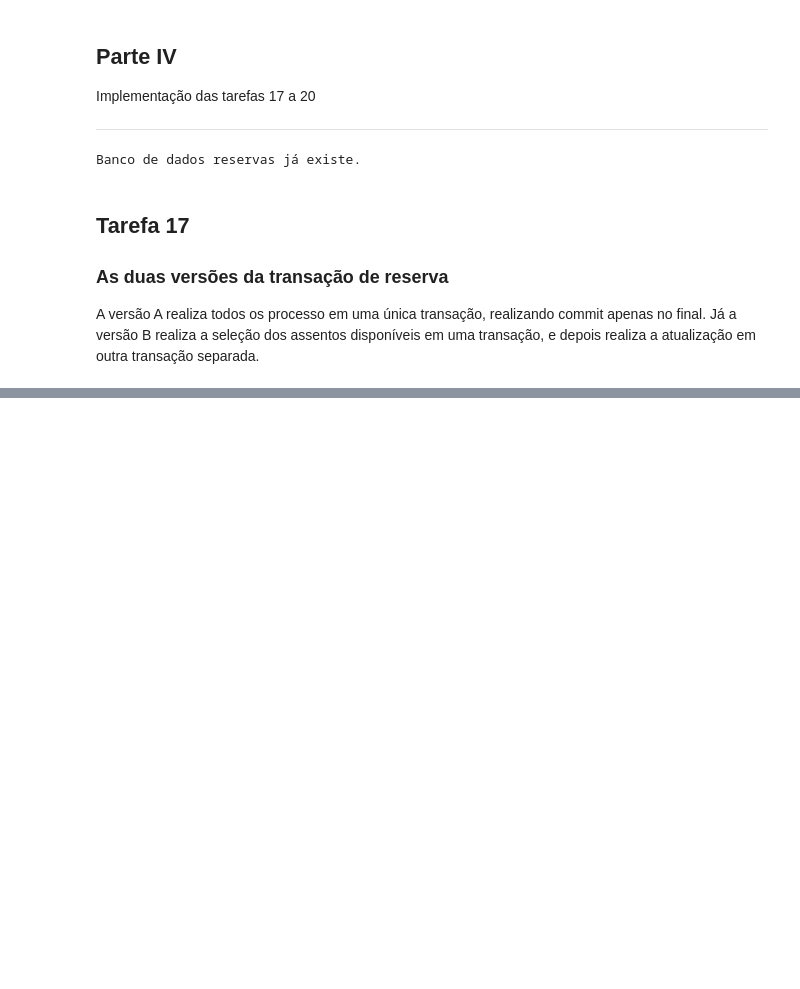
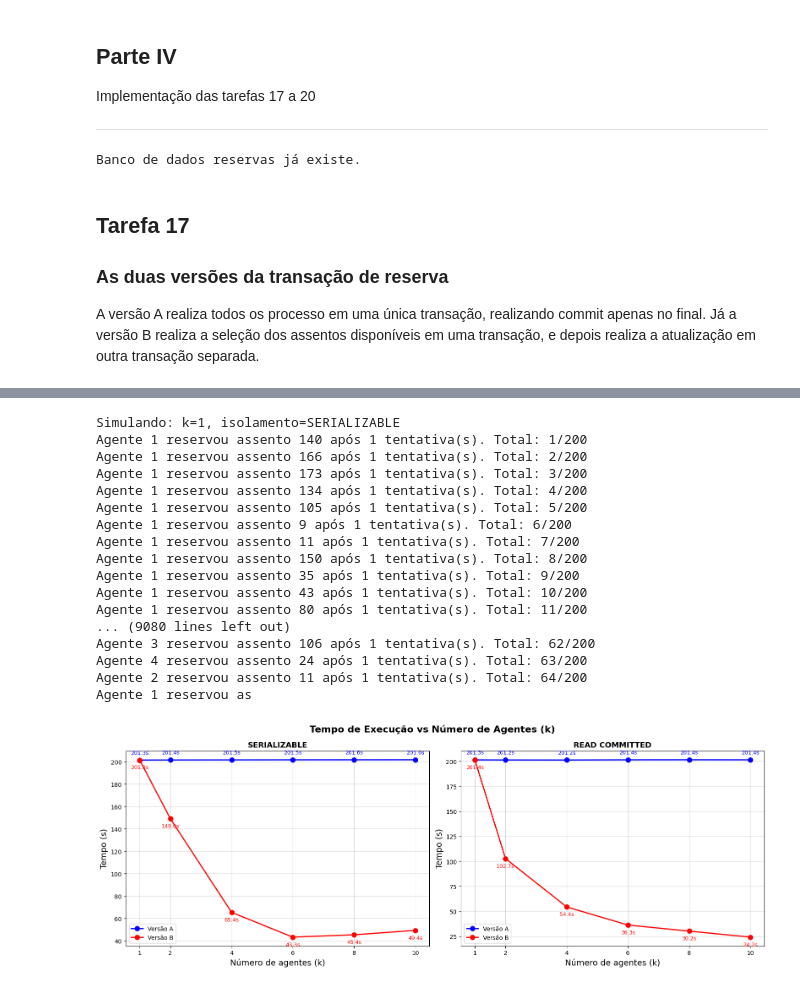
Before and after one commit to educcamara/BD-TP03, a Jupyter notebook: parteIV.ipynb, the cells around one changed output, grey strips where cells are left out. Saved outputs shown, nothing was run; the diff lists cells and outputs as text; code cells hidden in the pictures; blank space fills up the shorter version.

```diff
--- a/parteIV.ipynb
+++ b/parteIV.ipynb
@@ -61,6 +61,8 @@ A versão A realiza todos os processo em uma única transação, realizando comm
 # %%
 ## Transações
 import random
+
+system_random = random.Random()
 
 def reserva_version_a(conn, isolation_level="READ COMMITTED"):
     cur = conn.cursor()
@@ -68,7 +70,7 @@ def reserva_version_a(conn, isolation_level="READ COMMITTED"):
         # Define o nível da transação
         cur.execute(f"set transaction isolation level {isolation_level}")
         # Seleciona os assentos disponíveis
-        cur.execute("select num_voo from Assentos where disp = true")
+        cur.execute("select num_voo from Assentos where disp = true for update")
         open = cur.fetchall()
 
         # Caso não haja assentos disponíveis, rollback
@@ -78,7 +80,7 @@ def reserva_version_a(conn, isolation_level="READ COMMITTED"):
 
         # Dorme por 1 segundo e escolhe aleatoriamente um assento
         time.sleep(1)
-        chosen = random.choice(open)[0]
+        chosen = system_random.choice(open)[0]
 
         # Atualiza a tabela de assentos, marcando o assento escolhido como ocupado
         cur.execute(
@@ -123,7 +125,7 @@ def reserva_version_b(conn, isolation_level="READ COMMITTED"):
 
         # Dorme por 1 segundo e escolhe aleatoriamente um assento (sem estar na transação anterior)
         time.sleep(1)
-        chosen = random.choice(open)[0]
+        chosen = system_random.choice(open)[0]
 
         # Define o nível de isolamento da próxima transação
         cur.execute(f"set transaction isolation level {isolation_level}")
@@ -272,0 +362,23 @@ Tempo da simulacao versão A: 43.28152394294739
+# %%
+all_runner = ExperimentRunner()
+all_runner.run_all_experiments()
+all_runner.plot_results()
+# %% [output]
+Simulando: k=1, isolamento=SERIALIZABLE
+Agente 1 reservou assento 140 após 1 tentativa(s). Total: 1/200
+Agente 1 reservou assento 166 após 1 tentativa(s). Total: 2/200
+Agente 1 reservou assento 173 após 1 tentativa(s). Total: 3/200
+Agente 1 reservou assento 134 após 1 tentativa(s). Total: 4/200
+Agente 1 reservou assento 105 após 1 tentativa(s). Total: 5/200
+Agente 1 reservou assento 9 após 1 tentativa(s). Total: 6/200
+Agente 1 reservou assento 11 após 1 tentativa(s). Total: 7/200
+Agente 1 reservou assento 150 após 1 tentativa(s). Total: 8/200
+Agente 1 reservou assento 35 após 1 tentativa(s). Total: 9/200
+Agente 1 reservou assento 43 após 1 tentativa(s). Total: 10/200
+Agente 1 reservou assento 80 após 1 tentativa(s). Total: 11/200
+... (9080 lines left out)
+Agente 3 reservou assento 106 após 1 tentativa(s). Total: 62/200
+Agente 4 reservou assento 24 após 1 tentativa(s). Total: 63/200
+Agente 2 reservou assento 11 após 1 tentativa(s). Total: 64/200
+Agente 1 reservou as
+[figure, added]
```
Also changed, not shown: parts of 4 cells of this notebook, 2 other files.
